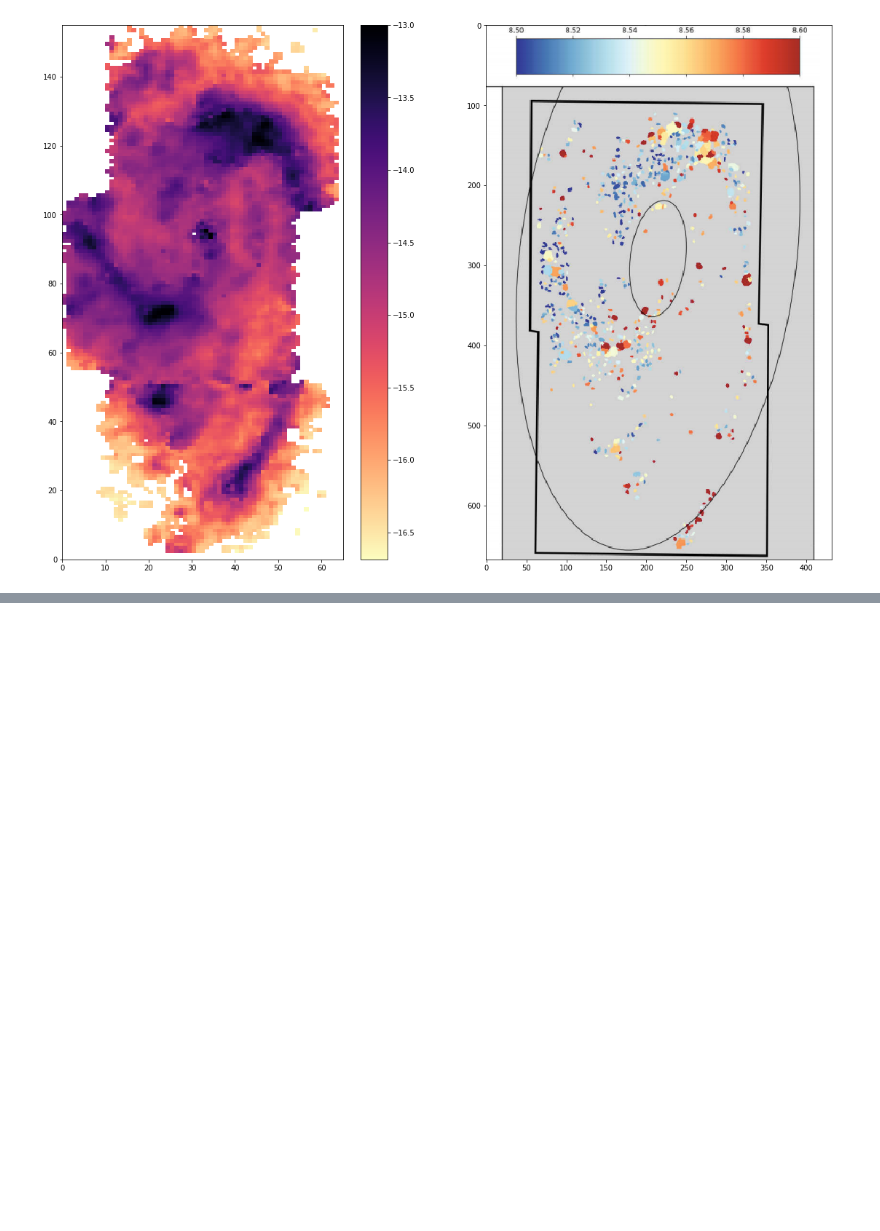
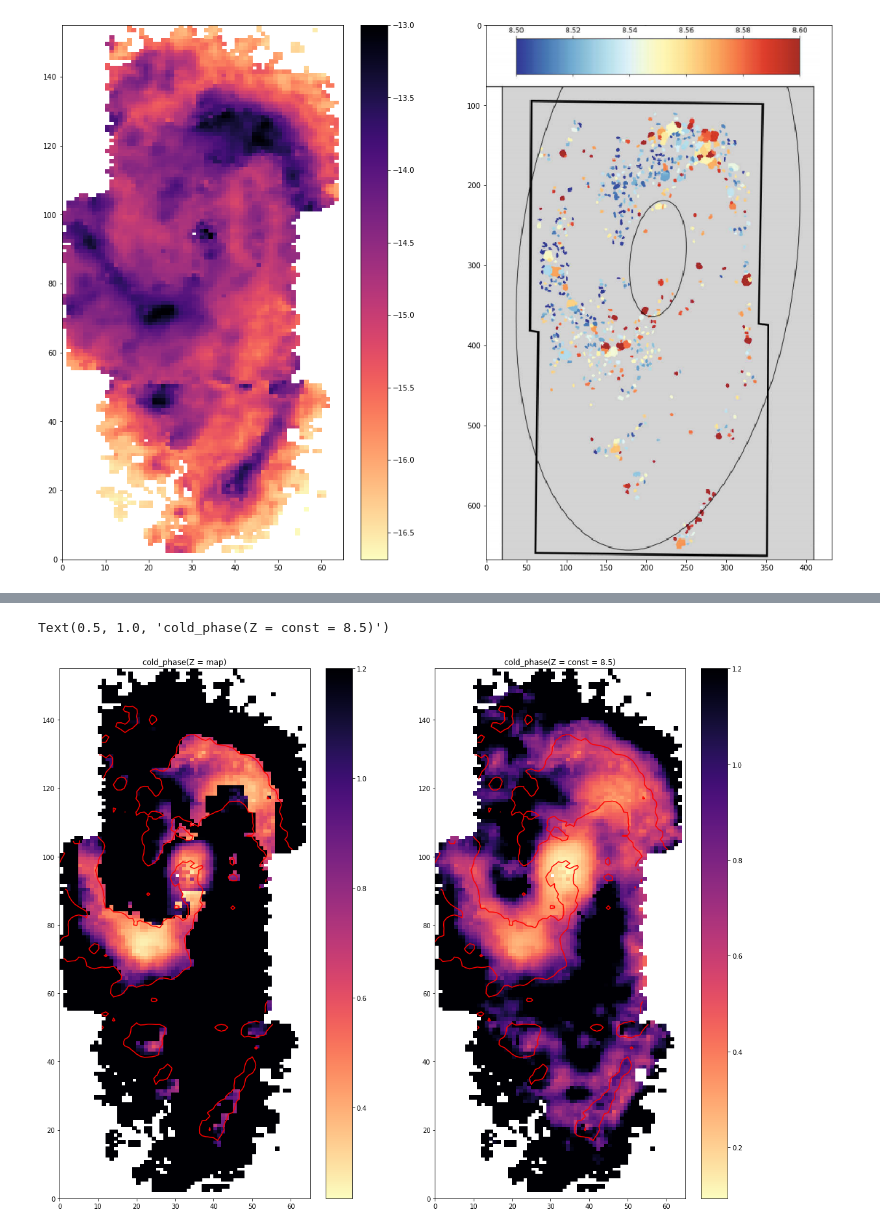
Before and after one commit to ValerieKostiuk/Course-work, a Jupyter notebook: NGC3627/cold_phase.ipynb, the cells around one changed output, grey strips where cells are left out. Saved outputs shown, nothing was run; the diff lists cells and outputs as text; code cells hidden in the pictures; blank space fills up the shorter version.

```diff
--- a/NGC3627/cold_phase.ipynb
+++ b/NGC3627/cold_phase.ipynb
@@ -149,2 +172,23 @@ plt.colorbar()
 # %%
 np.save('./data/cold_phase.npy', cold_phase)
+# %%
+X,Y = np.meshgrid(np.arange(0.,66,1), np.arange(0.,156,1))
+fig = plt.figure(figsize=[19,15])
+plt.subplot(1,2,1)
+CS = plt.contour(X, Y, Sigma_SFR, levels=[0.025,], aspect='auto', alpha=1, colors='red')
+#CS = plt.contour(X, Y, Z, levels=[0,1], aspect='auto', alpha=1, colors='green')
+quadmesh = plt.pcolormesh(X, Y, cold_phase, cmap='magma_r')
+quadmesh.set_clim( vmax = 1.2)
+plt.colorbar()
+plt.title('cold_phase(Z = map)')
+
+plt.subplot(1,2,2)
+CS = plt.contour(X, Y, Sigma_SFR, levels=[0.025,], aspect='auto', alpha=1, colors='red')
+#CS = plt.contour(X, Y, Z, levels=[0,1], aspect='auto', alpha=1, colors='green')
+quadmesh = plt.pcolormesh(X, Y, cold_phase_const, cmap='magma_r')
+quadmesh.set_clim( vmax = 1.2)
+plt.colorbar()
+plt.title('cold_phase(Z = const = 8.5)')
+# %% [output]
+Text(0.5, 1.0, 'cold_phase(Z = const = 8.5)')
+[figure, added]
```
Also changed, not shown: parts of 10 cells of this notebook.
